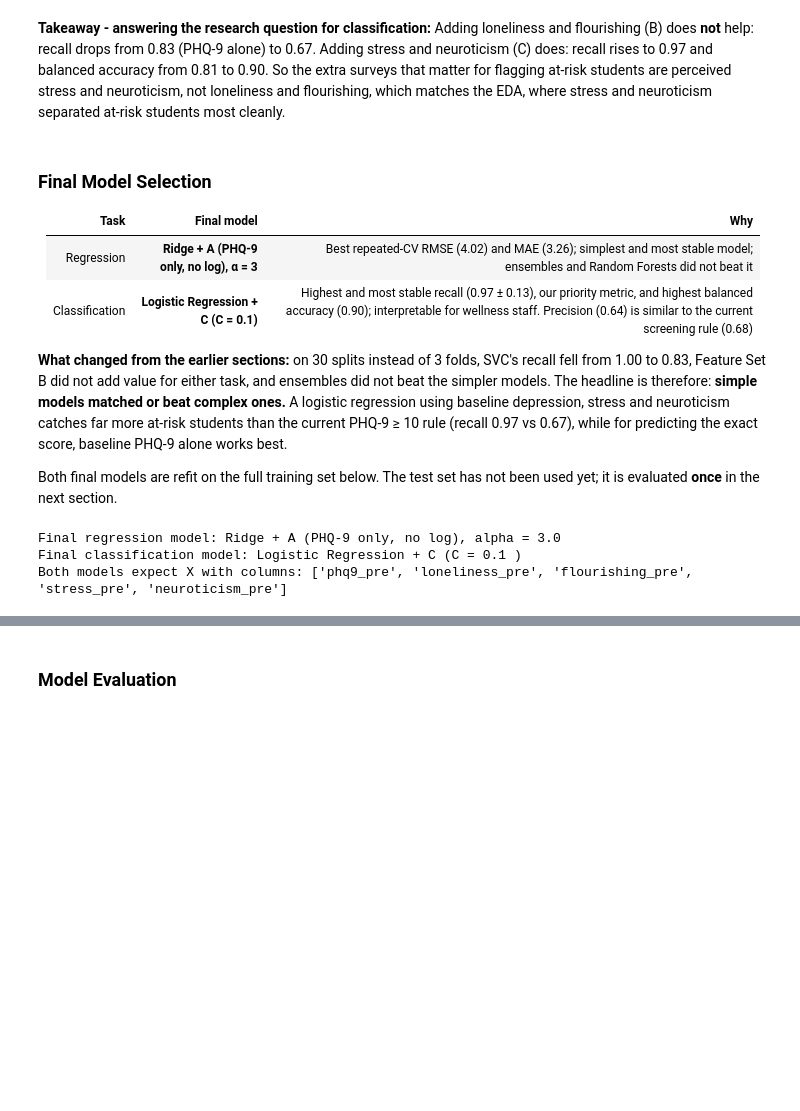
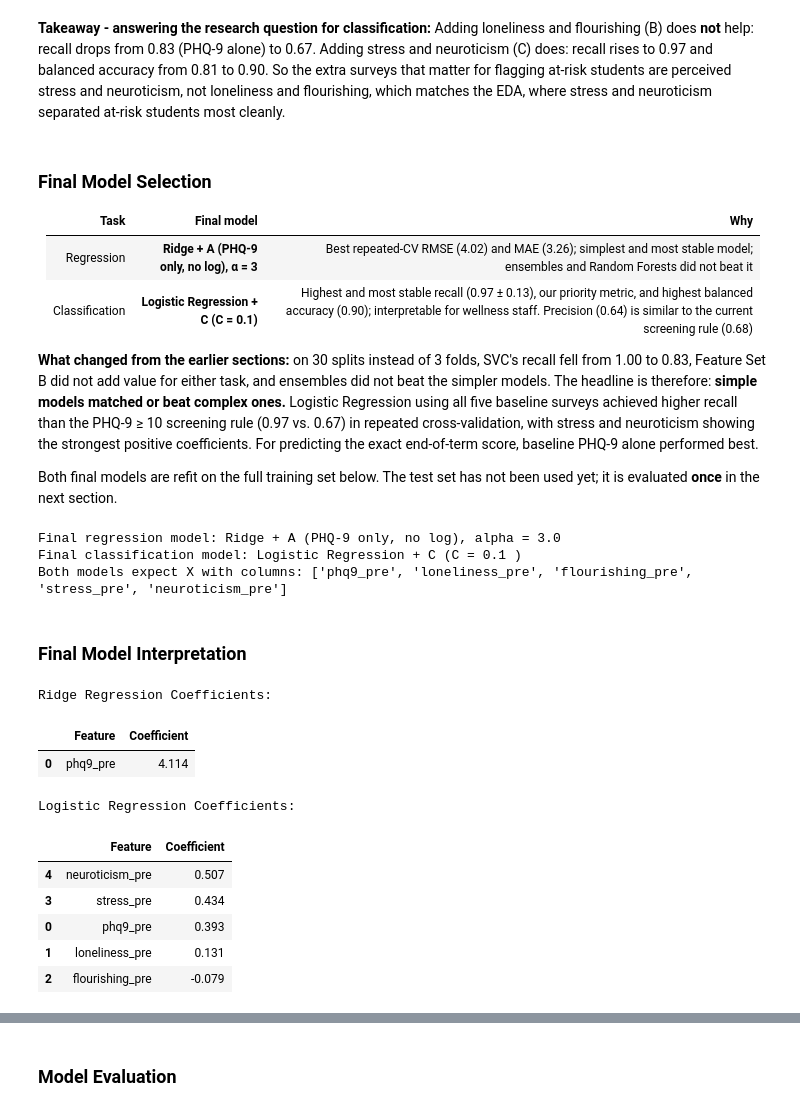
Before and after one commit to mariabssadh1-droid/spark_check, a Jupyter notebook: INSY 674-Group Project.ipynb, the cells around one changed output, grey strips where cells are left out. Saved outputs shown, nothing was run; the diff lists cells and outputs as text; code cells hidden in the pictures; blank space fills up the shorter version.

```diff
--- a/INSY 674-Group Project.ipynb
+++ b/INSY 674-Group Project.ipynb
@@ -2333,9 +2337,7 @@ students most cleanly.
 **What changed from the earlier sections:** on 30 splits instead of 3 folds, SVC's recall fell
 from 1.00 to 0.83, Feature Set B did not add value for either task, and ensembles did not beat
 the simpler models. The headline is therefore: **simple models matched or beat complex ones.**
-A logistic regression using baseline depression, stress and neuroticism catches far more at-risk
-students than the current PHQ-9 ≥ 10 rule (recall 0.97 vs 0.67), while for predicting the exact
-score, baseline PHQ-9 alone works best.
+Logistic Regression using all five baseline surveys achieved higher recall than the PHQ-9 ≥ 10 screening rule (0.97 vs. 0.67) in repeated cross-validation, with stress and neuroticism showing the strongest positive coefficients. For predicting the exact end-of-term score, baseline PHQ-9 alone performed best.
 
 Both final models are refit on the full training set below. The test set has not been used yet;
 it is evaluated **once** in the next section.
@@ -2352,3 +2354,41 @@ print("Both models expect X with columns:", cols_C)
 Final regression model: Ridge + A (PHQ-9 only, no log), alpha = 3.0
 Final classification model: Logistic Regression + C (C = 0.1 )
 Both models expect X with columns: ['phq9_pre', 'loneliness_pre', 'flourishing_pre', 'stress_pre', 'neuroticism_pre']
+# %% [markdown]
+### Final Model Interpretation
+# %%
+# Interpret coefficients of the final selected models
+
+# Ridge Regression: baseline PHQ-9 only
+ridge_coef = final_regression_model.named_steps["model"].coef_
+
+ridge_importance = pd.DataFrame({
+    "Feature": cols_A,
+    "Coefficient": ridge_coef
+})
+
+print("Ridge Regression Coefficients:")
+display(ridge_importance.round(3))
+
+
+# Logistic Regression: all five baseline predictors
+logreg_coef = final_classification_model.named_steps["model"].coef_[0]
+
+logreg_importance = pd.DataFrame({
+    "Feature": cols_C,
+    "Coefficient": logreg_coef
+}).sort_values("Coefficient", ascending=False)
+
+print("Logistic Regression Coefficients:")
+display(logreg_importance.round(3))
+# %% [output]
+Ridge Regression Coefficients:
+|  | Feature | Coefficient |
+| 0 | phq9_pre | 4.114 |
+Logistic Regression Coefficients:
+|  | Feature | Coefficient |
+| 4 | neuroticism_pre | 0.507 |
+| 3 | stress_pre | 0.434 |
+| 0 | phq9_pre | 0.393 |
+| 1 | loneliness_pre | 0.131 |
+| 2 | flourishing_pre | -0.079 |
```
Also changed, not shown: parts of 6 cells of this notebook.
